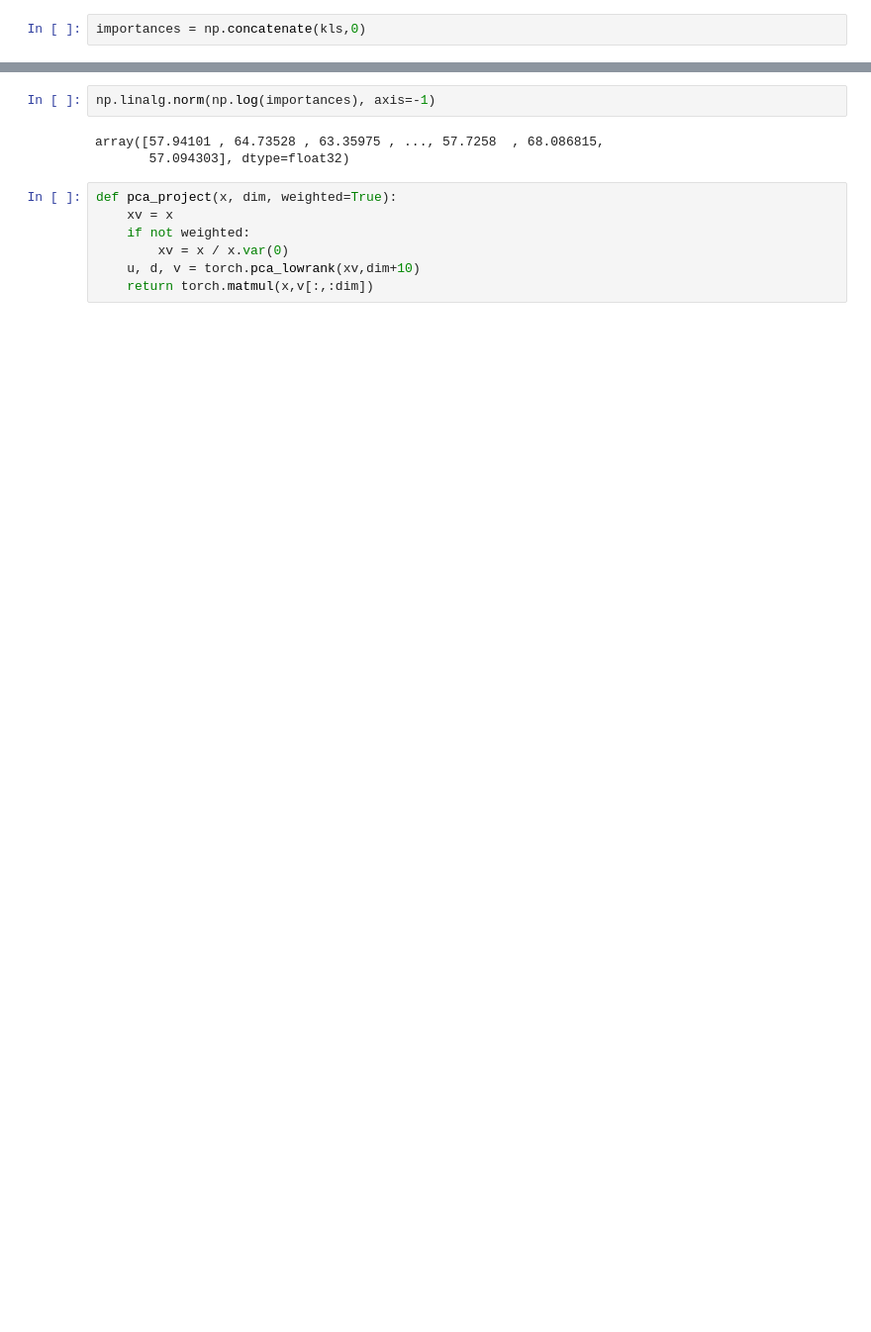
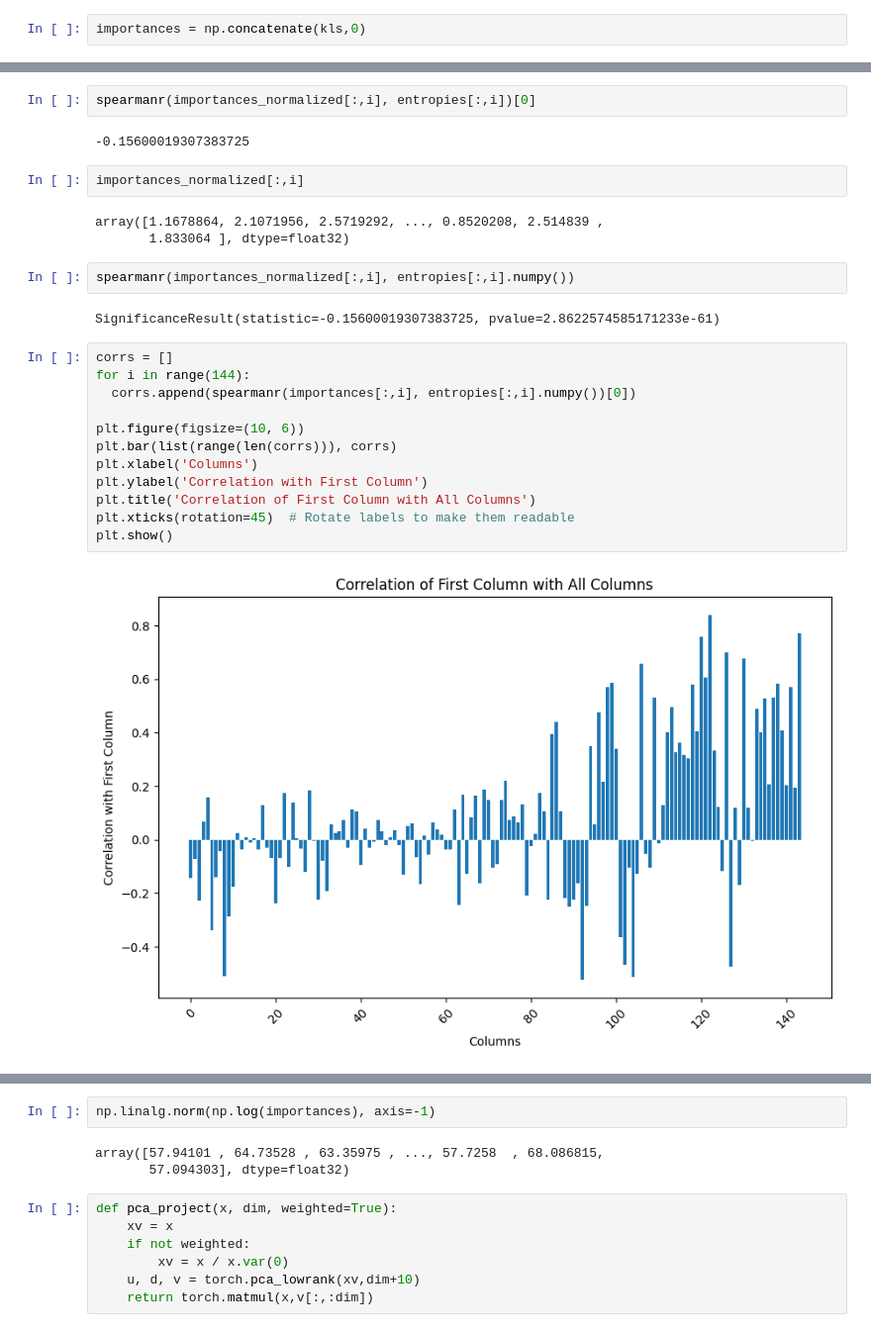
Before and after one commit to maxtli/taskdiscovery, a Jupyter notebook: mean_abelation_ICL.ipynb, the cells around one changed output, grey strips where cells are left out. Shown at 99% size. Saved outputs shown, nothing was run; the diff lists cells and outputs as text; blank space fills up the shorter version.

```diff
--- a/mean_abelation_ICL.ipynb
+++ b/mean_abelation_ICL.ipynb
@@ -403,0 +553,27 @@ test accuracy: 0.9917184265010351
+# %%
+spearmanr(importances_normalized[:,i], entropies[:,i])[0]
+# %% [output]
+-0.15600019307383725
+# %%
+importances_normalized[:,i]
+# %% [output]
+array([1.1678864, 2.1071956, 2.5719292, ..., 0.8520208, 2.514839 ,
+       1.833064 ], dtype=float32)
+# %%
+spearmanr(importances_normalized[:,i], entropies[:,i].numpy())
+# %% [output]
+SignificanceResult(statistic=-0.15600019307383725, pvalue=2.8622574585171233e-61)
+# %%
+corrs = []
+for i in range(144):
+  corrs.append(spearmanr(importances[:,i], entropies[:,i].numpy())[0])
+
+plt.figure(figsize=(10, 6))
+plt.bar(list(range(len(corrs))), corrs)
+plt.xlabel('Columns')
+plt.ylabel('Correlation with First Column')
+plt.title('Correlation of First Column with All Columns')
+plt.xticks(rotation=45)  # Rotate labels to make them readable
+plt.show()
+# %% [output]
+[figure, added]
```
Also changed, not shown: parts of 65 cells of this notebook.
